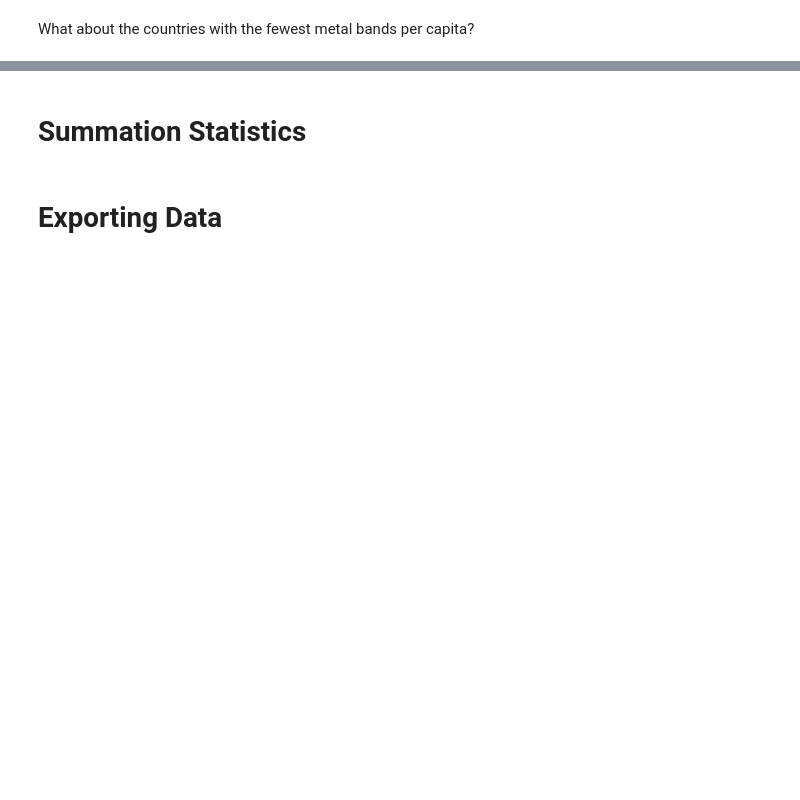
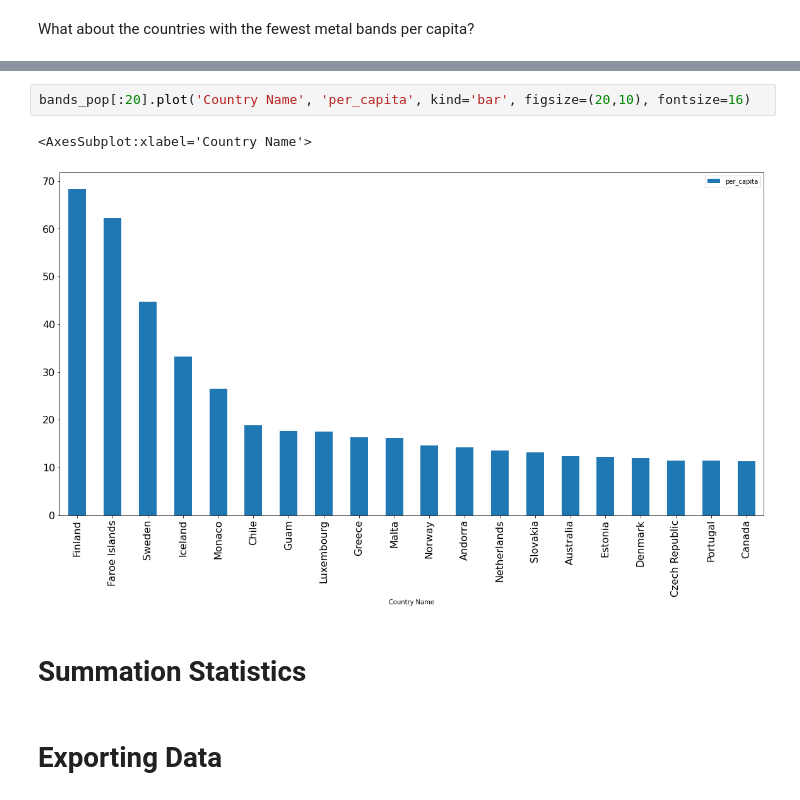
Before and after one commit to orionarcher/metal-bands-by-nation, a Jupyter notebook: PandasWorkshop.ipynb, the cells around one changed output, grey strips where cells are left out. Drawn from its saved outputs; the diff is of its cells as text; blank space fills up the shorter version.

```diff
--- a/PandasWorkshop.ipynb
+++ b/PandasWorkshop.ipynb
@@ -277,5 +302,10 @@ bands_pop.tail()
 | 50 | China | 28 | 38 | 667070000.0 | 660330000.0 | 665770000.0 | 682335000.0 | 698355000.0 | 715185000.0 | 735400000.0 | ... |
 5 rows × 60 columns
+# %%
+bands_pop[:20].plot('Country Name', 'per_capita', kind='bar', figsize=(20,10), fontsize=16)
+# %% [output]
+<AxesSubplot:xlabel='Country Name'>
+[figure, added]
 # %% [markdown]
 # Summation Statistics
 # %% [markdown]
```
Also changed, not shown: parts of 5 cells of this notebook.
